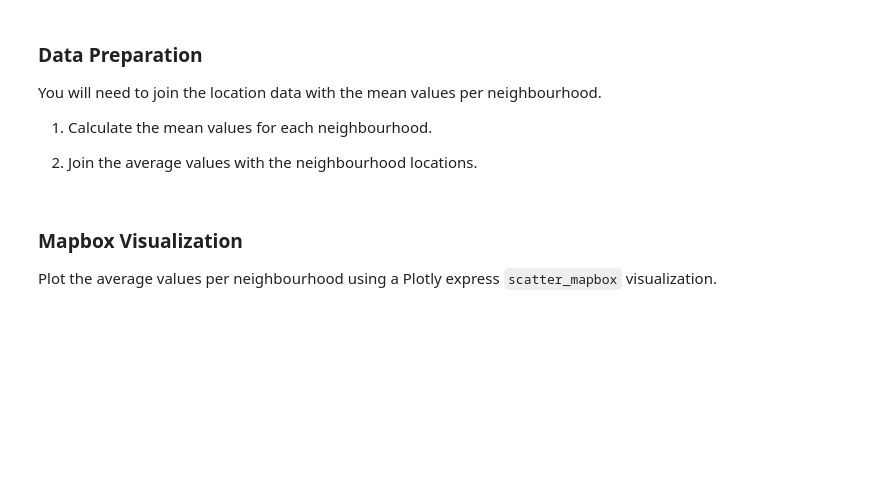
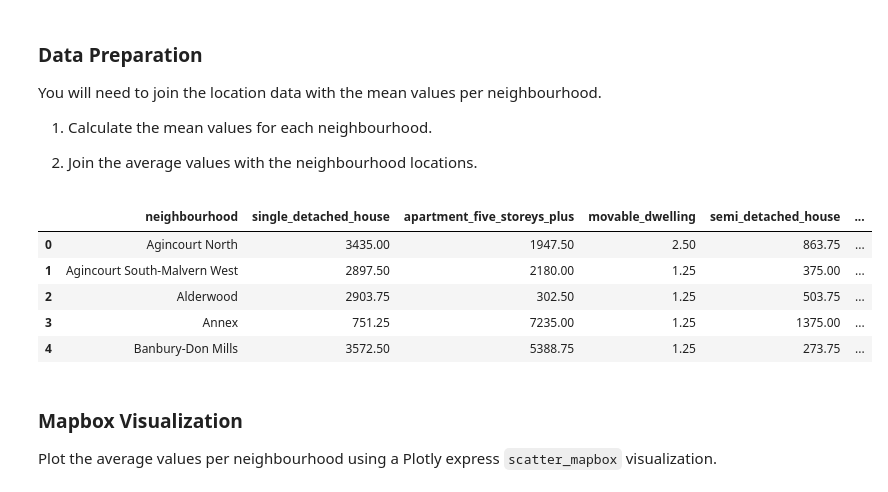
Before and after one commit to cjseeley7/Unit-6---Pythonic-Monopoly, a Jupyter notebook: Week 6/Starter_Code/rental_analysis.ipynb, the cells around one changed output. Cells and saved outputs as stored; diff of their text form; code cells hidden in the pictures; blank space fills up the shorter version.

```diff
--- a/Week 6/Starter_Code/rental_analysis.ipynb
+++ b/Week 6/Starter_Code/rental_analysis.ipynb
@@ -328,6 +370,15 @@ You will need to join the location data with the mean values per neighbourhood.
 # %%
 # Calculate the mean values for each neighborhood
 # YOUR CODE HERE!
+avg_neighbourhood_value = to_data.groupby("neighbourhood").mean().reset_index()
+avg_neighbourhood_value.head()
+# %% [output]
+|  | neighbourhood | single_detached_house | apartment_five_storeys_plus | movable_dwelling | semi_detached_house | ... |
+| 0 | Agincourt North | 3435.00 | 1947.50 | 2.50 | 863.75 | ... |
+| 1 | Agincourt South-Malvern West | 2897.50 | 2180.00 | 1.25 | 375.00 | ... |
+| 2 | Alderwood | 2903.75 | 302.50 | 1.25 | 503.75 | ... |
+| 3 | Annex | 751.25 | 7235.00 | 1.25 | 1375.00 | ... |
+| 4 | Banbury-Don Mills | 3572.50 | 5388.75 | 1.25 | 273.75 | ... |
 # %%
 # Join the average values with the neighbourhood locations
 # YOUR CODE HERE!
```
Also changed, not shown: parts of 3 cells of this notebook.
